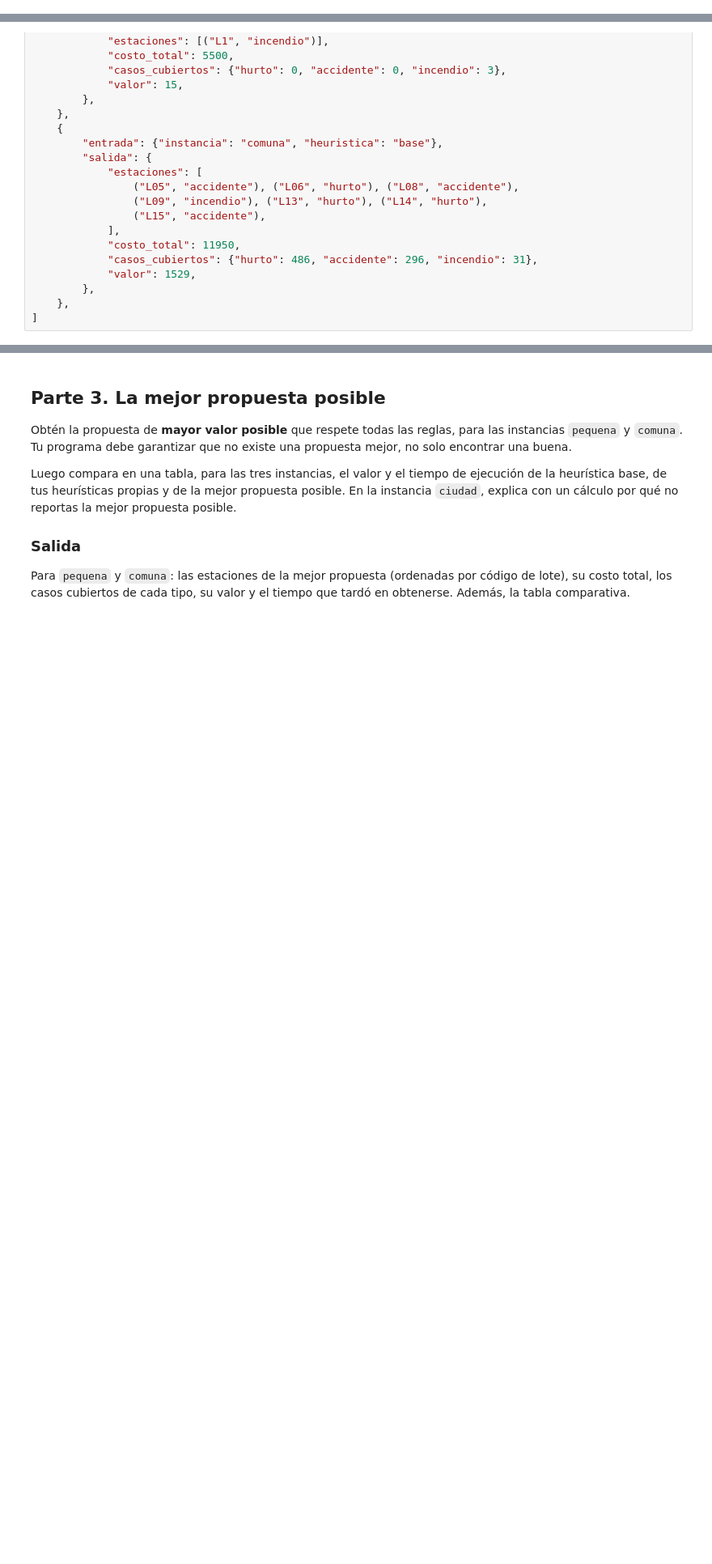
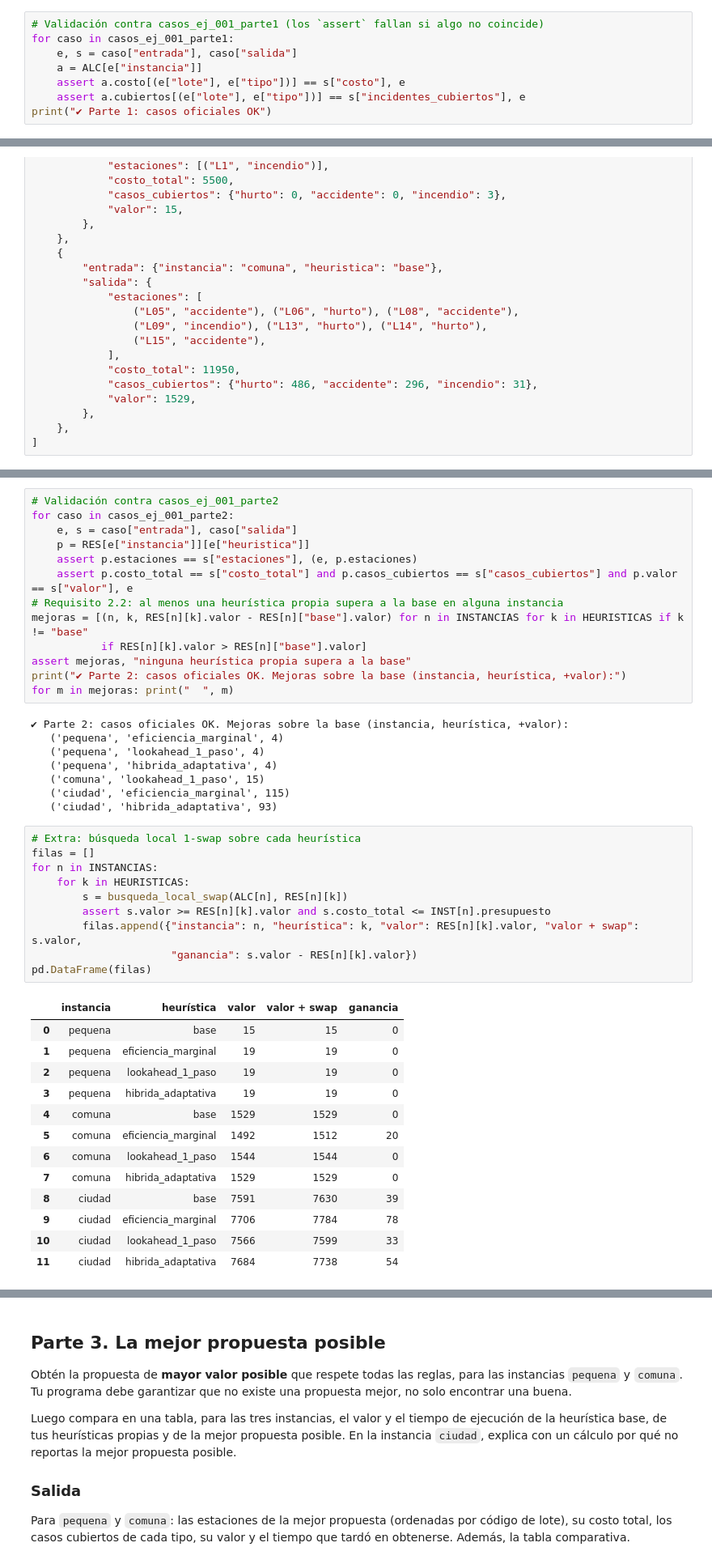
Before and after one commit to Moshua53/Estaciones_medellin, a Jupyter notebook: 20262_estaciones/practica_estaciones.ipynb, the cells around one changed output, grey strips where cells are left out. Shown at 81% size. Drawn from its saved outputs; the diff is of its cells as text; blank space fills up the shorter version.

```diff
--- a/20262_estaciones/practica_estaciones.ipynb
+++ b/20262_estaciones/practica_estaciones.ipynb
@@ -148,0 +215,8 @@ casos_ej_001_parte1 = [
+# %%
+# Validación contra casos_ej_001_parte1 (los `assert` fallan si algo no coincide)
+for caso in casos_ej_001_parte1:
+    e, s = caso["entrada"], caso["salida"]
+    a = ALC[e["instancia"]]
+    assert a.costo[(e["lote"], e["tipo"])] == s["costo"], e
+    assert a.cubiertos[(e["lote"], e["tipo"])] == s["incidentes_cubiertos"], e
+print("✔ Parte 1: casos oficiales OK")
@@ -196,0 +312,45 @@ casos_ej_001_parte2 = [
+# %%
+# Validación contra casos_ej_001_parte2
+for caso in casos_ej_001_parte2:
+    e, s = caso["entrada"], caso["salida"]
+    p = RES[e["instancia"]][e["heuristica"]]
+    assert p.estaciones == s["estaciones"], (e, p.estaciones)
+    assert p.costo_total == s["costo_total"] and p.casos_cubiertos == s["casos_cubiertos"] and p.valor == s["valor"], e
+# Requisito 2.2: al menos una heurística propia supera a la base en alguna instancia
+mejoras = [(n, k, RES[n][k].valor - RES[n]["base"].valor) for n in INSTANCIAS for k in HEURISTICAS if k != "base"
+           if RES[n][k].valor > RES[n]["base"].valor]
+assert mejoras, "ninguna heurística propia supera a la base"
+print("✔ Parte 2: casos oficiales OK. Mejoras sobre la base (instancia, heurística, +valor):")
+for m in mejoras: print("  ", m)
+# %% [output]
+✔ Parte 2: casos oficiales OK. Mejoras sobre la base (instancia, heurística, +valor):
+   ('pequena', 'eficiencia_marginal', 4)
+   ('pequena', 'lookahead_1_paso', 4)
+   ('pequena', 'hibrida_adaptativa', 4)
+   ('comuna', 'lookahead_1_paso', 15)
+   ('ciudad', 'eficiencia_marginal', 115)
+   ('ciudad', 'hibrida_adaptativa', 93)
+# %%
+# Extra: búsqueda local 1-swap sobre cada heurística
+filas = []
+for n in INSTANCIAS:
+    for k in HEURISTICAS:
+        s = busqueda_local_swap(ALC[n], RES[n][k])
+        assert s.valor >= RES[n][k].valor and s.costo_total <= INST[n].presupuesto
+        filas.append({"instancia": n, "heurística": k, "valor": RES[n][k].valor, "valor + swap": s.valor,
+                      "ganancia": s.valor - RES[n][k].valor})
+pd.DataFrame(filas)
+# %% [output]
+|  | instancia | heurística | valor | valor + swap | ganancia |
+| 0 | pequena | base | 15 | 15 | 0 |
+| 1 | pequena | eficiencia_marginal | 19 | 19 | 0 |
+| 2 | pequena | lookahead_1_paso | 19 | 19 | 0 |
+| 3 | pequena | hibrida_adaptativa | 19 | 19 | 0 |
+| 4 | comuna | base | 1529 | 1529 | 0 |
+| 5 | comuna | eficiencia_marginal | 1492 | 1512 | 20 |
+| 6 | comuna | lookahead_1_paso | 1544 | 1544 | 0 |
+| 7 | comuna | hibrida_adaptativa | 1529 | 1529 | 0 |
+| 8 | ciudad | base | 7591 | 7630 | 39 |
+| 9 | ciudad | eficiencia_marginal | 7706 | 7784 | 78 |
+| 10 | ciudad | lookahead_1_paso | 7566 | 7599 | 33 |
+| 11 | ciudad | hibrida_adaptativa | 7684 | 7738 | 54 |
```
Also changed, not shown: parts of 29 cells of this notebook, 46 other files.
